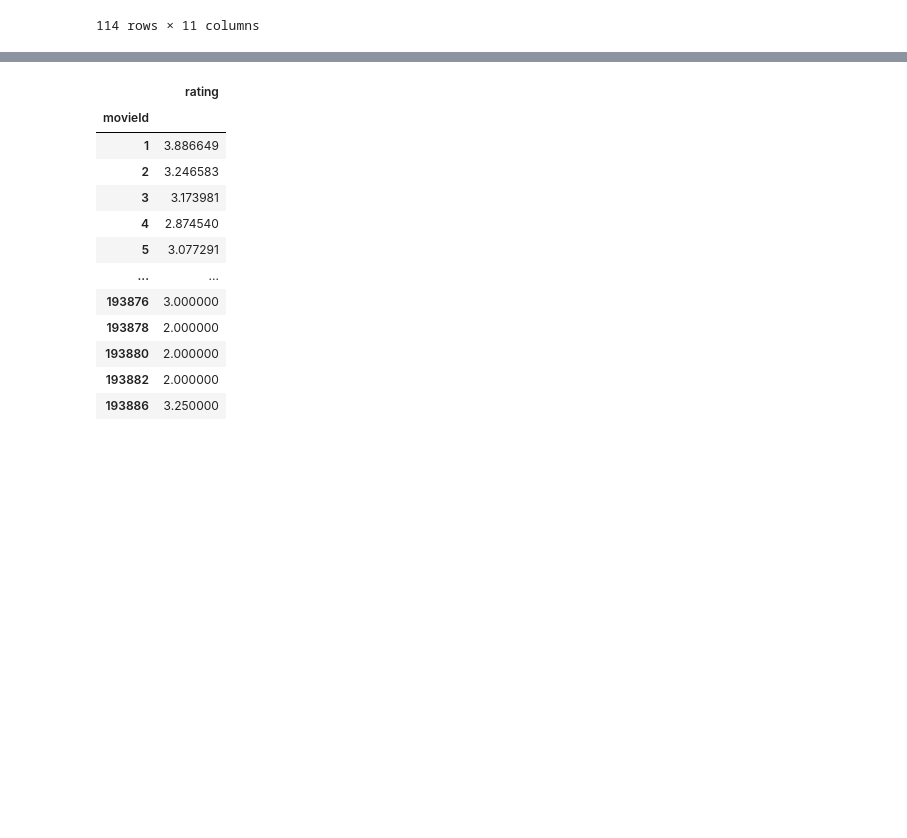
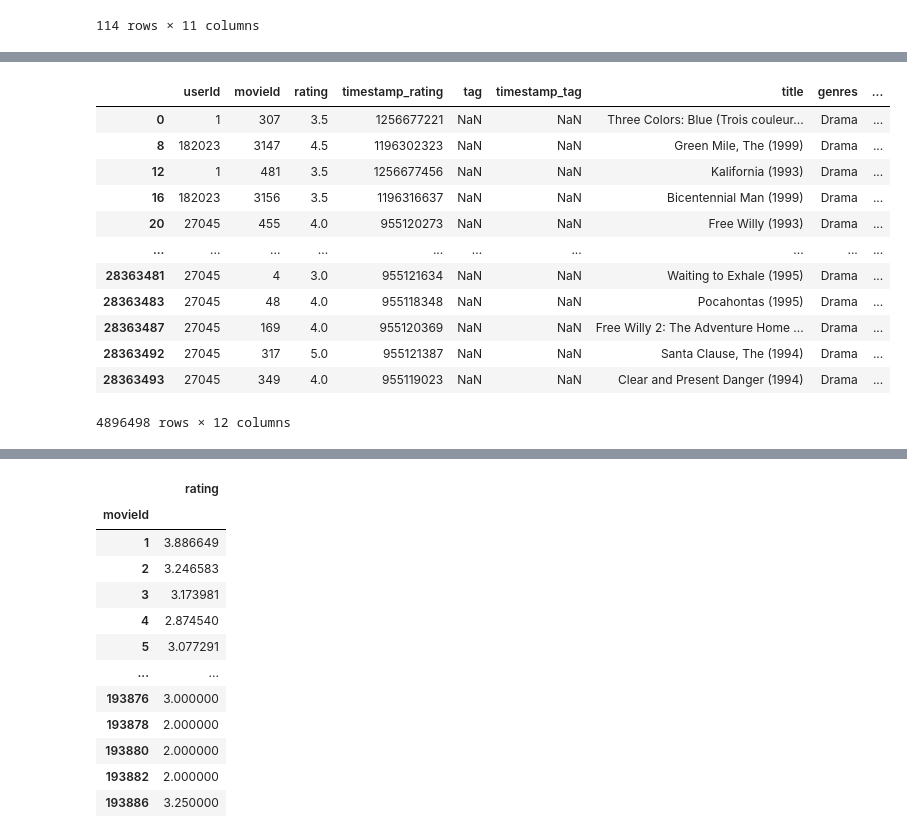
Before and after one commit to cesareressa/data_analysis, a Jupyter notebook: exploratory_analysis.ipynb, the cells around one changed output, grey strips where cells are left out. Saved outputs shown, nothing was run; the diff lists cells and outputs as text; code cells hidden in the pictures; blank space fills up the shorter version.

```diff
--- a/exploratory_analysis.ipynb
+++ b/exploratory_analysis.ipynb
@@ -312,0 +354,16 @@ plt.show()
+# %%
+example_df = find_closest_match("Drama", 1993)
+# %% [output]
+|  | userId | movieId | rating | timestamp_rating | tag | timestamp_tag | title | genres | ... |
+| 0 | 1 | 307 | 3.5 | 1256677221 | NaN | NaN | Three Colors: Blue (Trois couleur... | Drama | ... |
+| 8 | 182023 | 3147 | 4.5 | 1196302323 | NaN | NaN | Green Mile, The (1999) | Drama | ... |
+| 12 | 1 | 481 | 3.5 | 1256677456 | NaN | NaN | Kalifornia (1993) | Drama | ... |
+| 16 | 182023 | 3156 | 3.5 | 1196316637 | NaN | NaN | Bicentennial Man (1999) | Drama | ... |
+| 20 | 27045 | 455 | 4.0 | 955120273 | NaN | NaN | Free Willy (1993) | Drama | ... |
+| ... | ... | ... | ... | ... | ... | ... | ... | ... | ... |
+| 28363481 | 27045 | 4 | 3.0 | 955121634 | NaN | NaN | Waiting to Exhale (1995) | Drama | ... |
+| 28363483 | 27045 | 48 | 4.0 | 955118348 | NaN | NaN | Pocahontas (1995) | Drama | ... |
+| 28363487 | 27045 | 169 | 4.0 | 955120369 | NaN | NaN | Free Willy 2: The Adventure Home ... | Drama | ... |
+| 28363492 | 27045 | 317 | 5.0 | 955121387 | NaN | NaN | Santa Clause, The (1994) | Drama | ... |
+| 28363493 | 27045 | 349 | 4.0 | 955119023 | NaN | NaN | Clear and Present Danger (1994) | Drama | ... |
+4896498 rows × 12 columns
```
Also changed, not shown: parts of 15 cells of this notebook.
